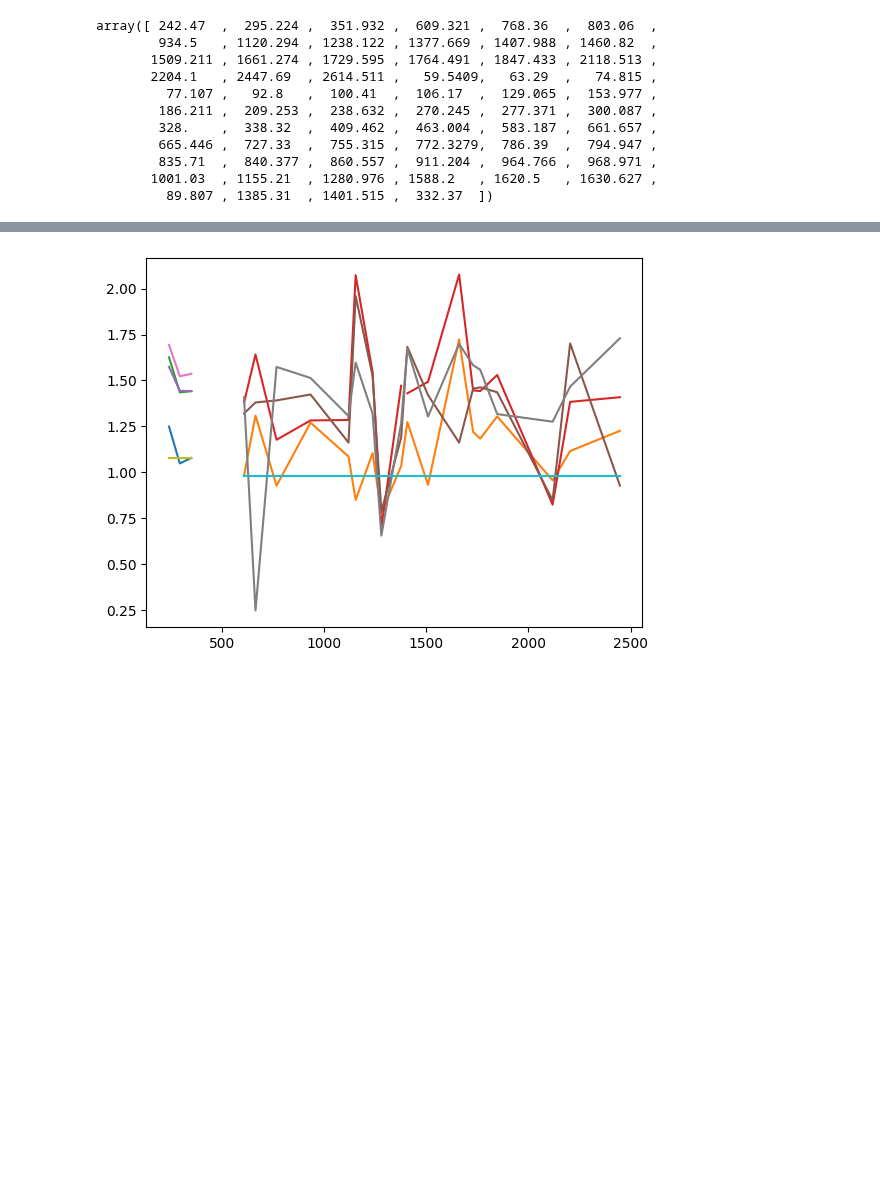
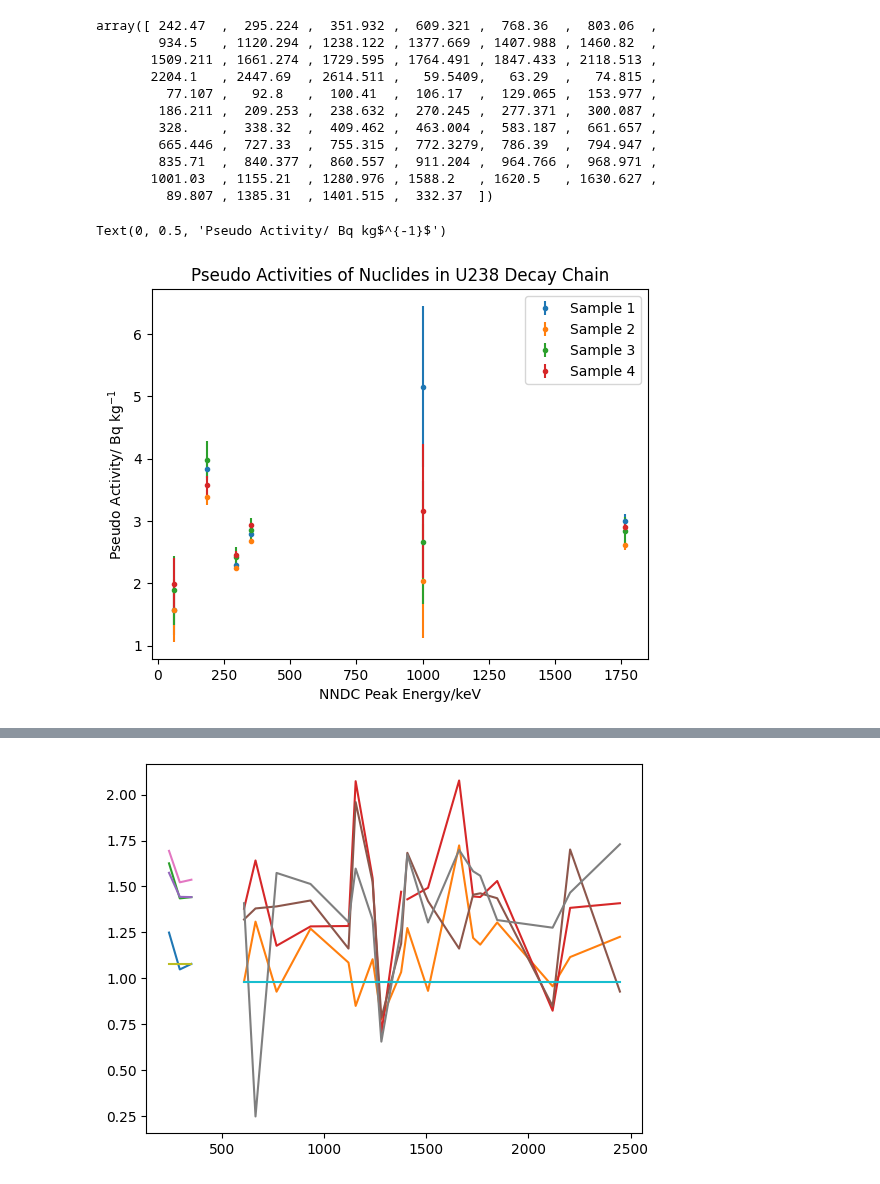
Before and after one commit to ngcnpeter/HPGe_lab_y3, a Jupyter notebook: formal_report.ipynb, the cells around one changed output, grey strips where cells are left out. Saved outputs shown, nothing was run; the diff lists cells and outputs as text; code cells hidden in the pictures; blank space fills up the shorter version.

```diff
--- a/formal_report.ipynb
+++ b/formal_report.ipynb
@@ -203,3 +249,18 @@ array([ 242.47  ,  295.224 ,  351.932 ,  609.321 ,  768.36  ,  803.06  ,
         835.71  ,  840.377 ,  860.557 ,  911.204 ,  964.766 ,  968.971 ,
        1001.03  , 1155.21  , 1280.976 , 1588.2   , 1620.5   , 1630.627 ,
          89.807 , 1385.31  , 1401.515 ,  332.37  ])
+# %%
+
+U238_df = df[df['nndc_peak_energy'].isin(U238_E)]
+
+plt.figure()
+plt.title('Pseudo Activities of Nuclides in U238 Decay Chain')
+for i in range(4):
+    plt.errorbar(U238_df.loc[i+1]['nndc_peak_energy'],U238_df.loc[i+1]['pseudo_A']/sample_mass[i]*np.array([1,1/0.999,1/1.051,1/0.996,1/1.231,1]),
+    yerr= U238_df.loc[i+1]['pseudo_A_err']/sample_mass[i], fmt = '.', label = f'Sample {i+1}')
+    plt.legend()
+plt.xlabel('NNDC Peak Energy/keV')
+plt.ylabel(r'Pseudo Activity/ Bq kg$^{-1}$')
+# %% [output]
+Text(0, 0.5, 'Pseudo Activity/ Bq kg$^{-1}$')
+[figure, added]
```
Also changed, not shown: parts of 21 cells of this notebook.
